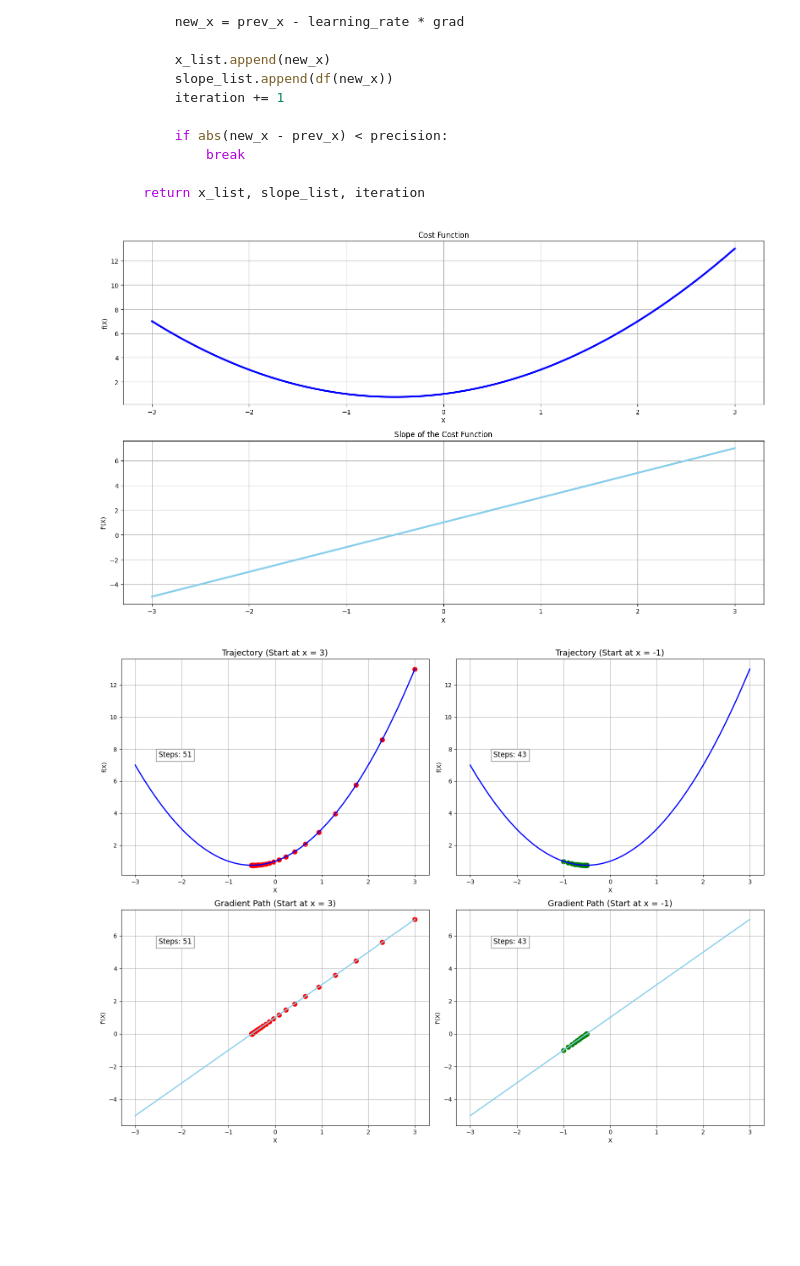
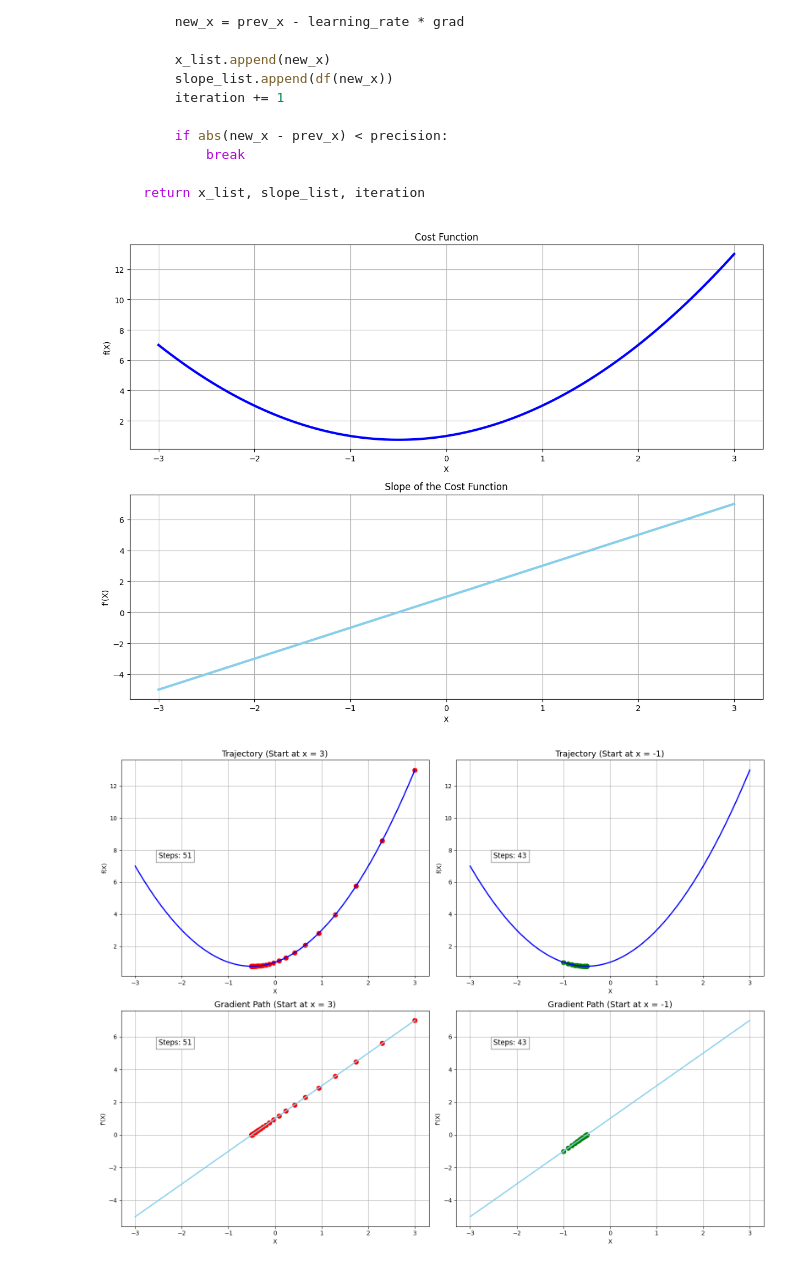
Before and after one commit to alextianyf/Gradient-Descent-Insights-into-Behavior-and-Optimization-Challenges, a Jupyter notebook: discussion.ipynb, the cells around one changed output. Saved outputs shown, nothing was run; the diff lists cells and outputs as text; code cells hidden in the pictures; blank space fills up the shorter version.

```diff
--- a/discussion.ipynb
+++ b/discussion.ipynb
@@ -132,35 +132,35 @@ def gradient_descent(start_x, learning_rate=0.1, precision=1e-5):
 def f(x):
     return x**2 + x + 1
 
 def df(x):
     return 2*x + 1
 
 # Generate x values
 x_1 = np.linspace(start=-3, stop=3, num=100)
 
 # Plot cost function and its slope
-plt.figure(figsize=(15,9))
+plt.figure(figsize=(12,9))
 
 # 1. Cost Function
 plt.subplot(2,1,1)
 plt.title('Cost Function')
 plt.plot(x_1, f(x_1), color='blue', linewidth=3)
 plt.xlabel('X')
 plt.ylabel('f(X)')
 plt.grid()
 
 # 2. Derivative
 plt.subplot(2,1,2)
 plt.title('Slope of the Cost Function')
 plt.plot(x_1, df(x_1), color='skyblue', linewidth=3)
 plt.xlabel('X')
 plt.ylabel("f'(X)")
 plt.grid()
 
 plt.tight_layout()
 plt.show()
 # %% [output]
-[figure, old version]
+[figure, new version]
 # %%
 # Initialize
 iteration = 0
```
Also changed, not shown: parts of 15 cells of this notebook.
